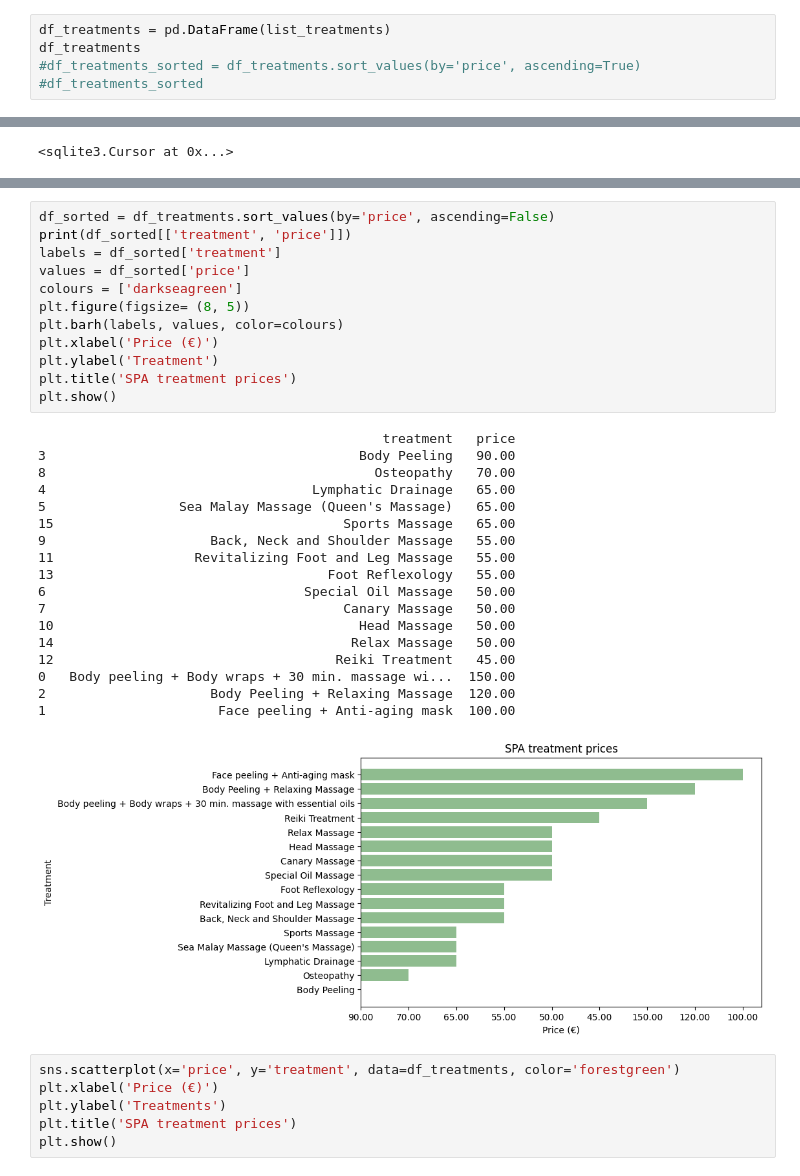
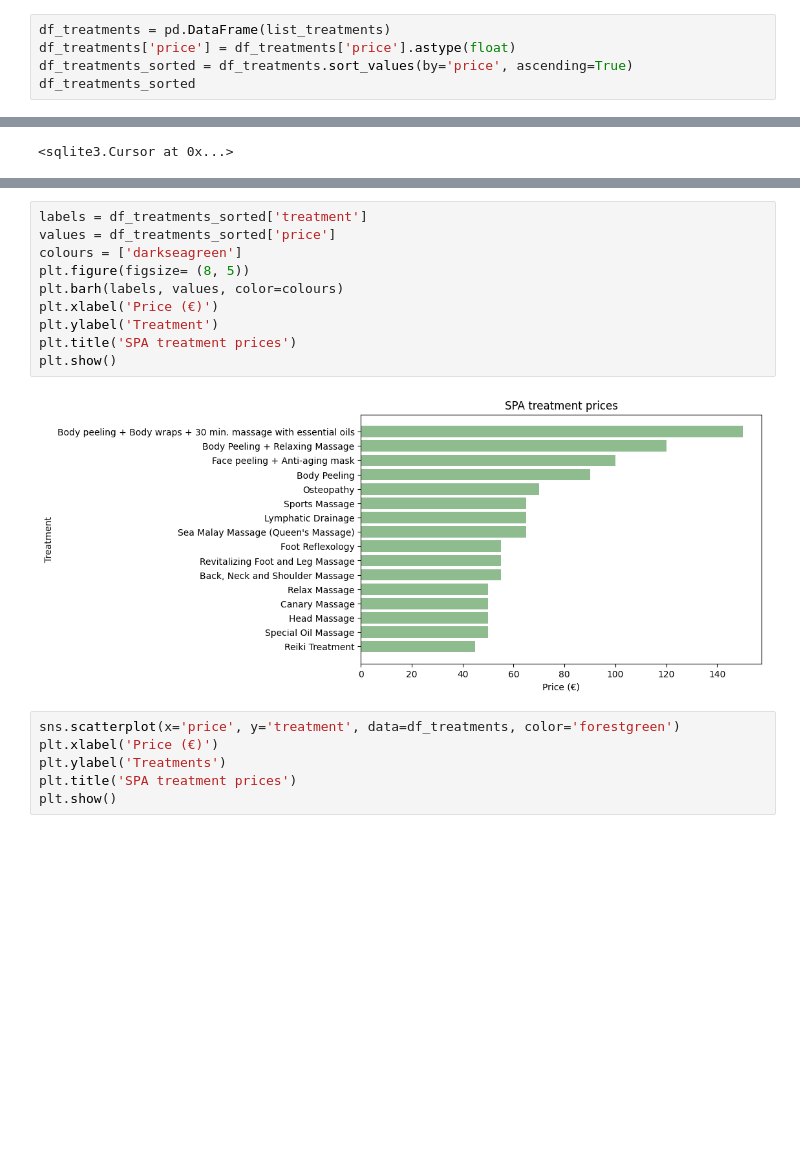
Before and after one commit to 4GeeksAcademy/inetke-scraping-project, a Jupyter notebook: src/explore.es.ipynb, the cells around one changed output, grey strips where cells are left out. Cells and saved outputs as stored; diff of their text form; blank space fills up the shorter version.

Commit message:
changed to float

```diff
--- a/src/explore.es.ipynb
+++ b/src/explore.es.ipynb
@@ -90,8 +90,8 @@ list_treatments
   'description': 'Relax and revitalize your body with our Sports Massage, a deep tissue treatment designed to relieve muscle spasms.'}]
 # %%
 df_treatments = pd.DataFrame(list_treatments)
-df_treatments
-#df_treatments_sorted = df_treatments.sort_values(by='price', ascending=True)
-#df_treatments_sorted
+df_treatments['price'] = df_treatments['price'].astype(float)
+df_treatments_sorted = df_treatments.sort_values(by='price', ascending=True)
+df_treatments_sorted
 # %% [output]
 |  | treatment | price | description |
@@ -127,36 +148,17 @@ conn.close()
 # %% [output]
 Rows inserted: 16
 # %%
-df_sorted = df_treatments.sort_values(by='price', ascending=False)
-print(df_sorted[['treatment', 'price']])
-labels = df_sorted['treatment']
-values = df_sorted['price']
+labels = df_treatments_sorted['treatment']
+values = df_treatments_sorted['price']
 colours = ['darkseagreen']
 plt.figure(figsize= (8, 5))
 plt.barh(labels, values, color=colours)
 plt.xlabel('Price (€)')
 plt.ylabel('Treatment')
 plt.title('SPA treatment prices')
 plt.show()
 # %% [output]
-                                            treatment   price
-3                                        Body Peeling   90.00
-8                                          Osteopathy   70.00
-4                                  Lymphatic Drainage   65.00
-5                 Sea Malay Massage (Queen's Massage)   65.00
-15                                     Sports Massage   65.00
-9                     Back, Neck and Shoulder Massage   55.00
-11                  Revitalizing Foot and Leg Massage   55.00
-13                                   Foot Reflexology   55.00
-6                                 Special Oil Massage   50.00
-7                                      Canary Massage   50.00
-10                                       Head Massage   50.00
-14                                      Relax Massage   50.00
-12                                    Reiki Treatment   45.00
-0   Body peeling + Body wraps + 30 min. massage wi...  150.00
-2                     Body Peeling + Relaxing Massage  120.00
-1                      Face peeling + Anti-aging mask  100.00
-[figure, old version]
+[figure, new version]
 # %%
 sns.scatterplot(x='price', y='treatment', data=df_treatments, color='forestgreen')
 plt.xlabel('Price (€)')
```
Also changed, not shown: parts of 5 cells of this notebook.
